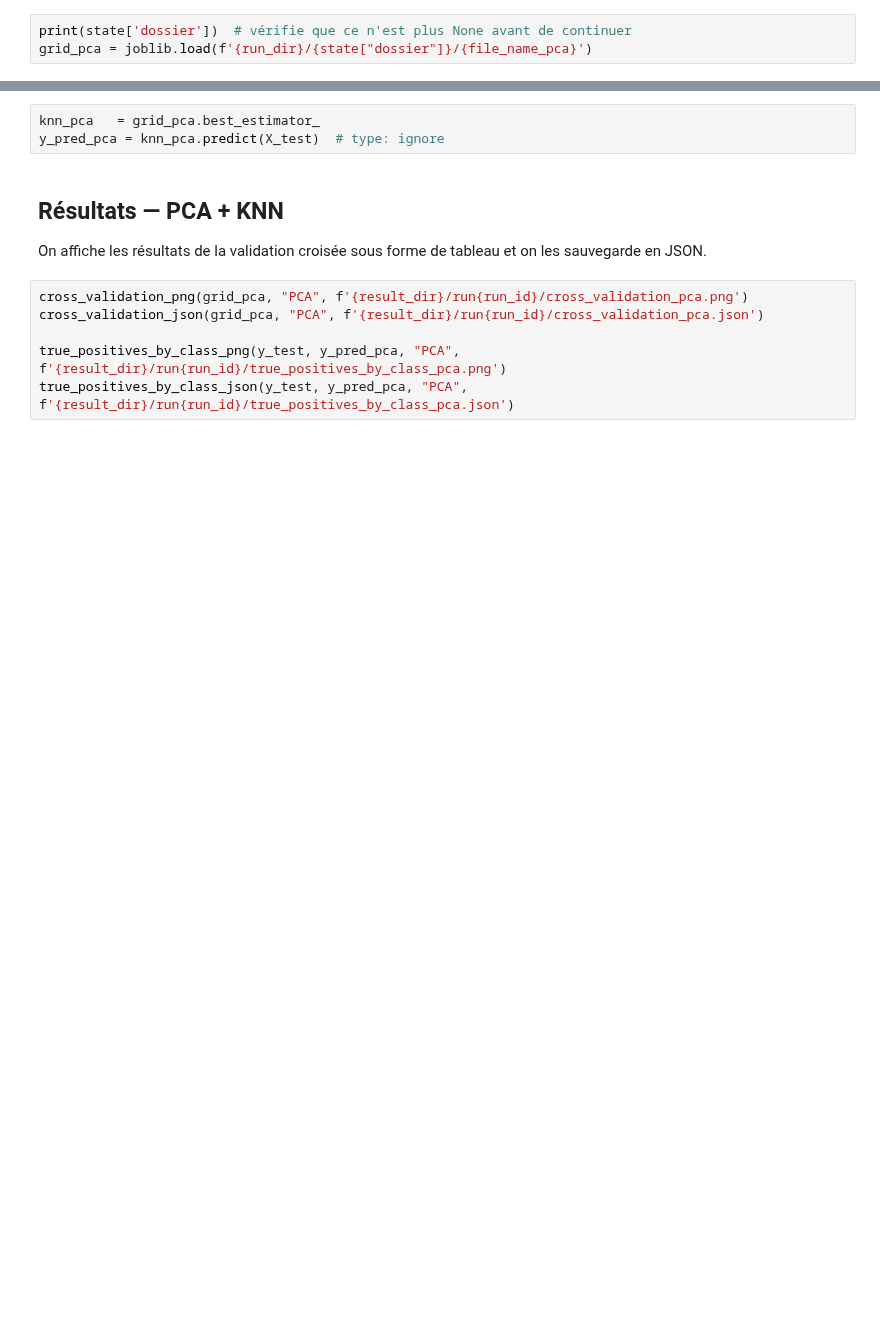
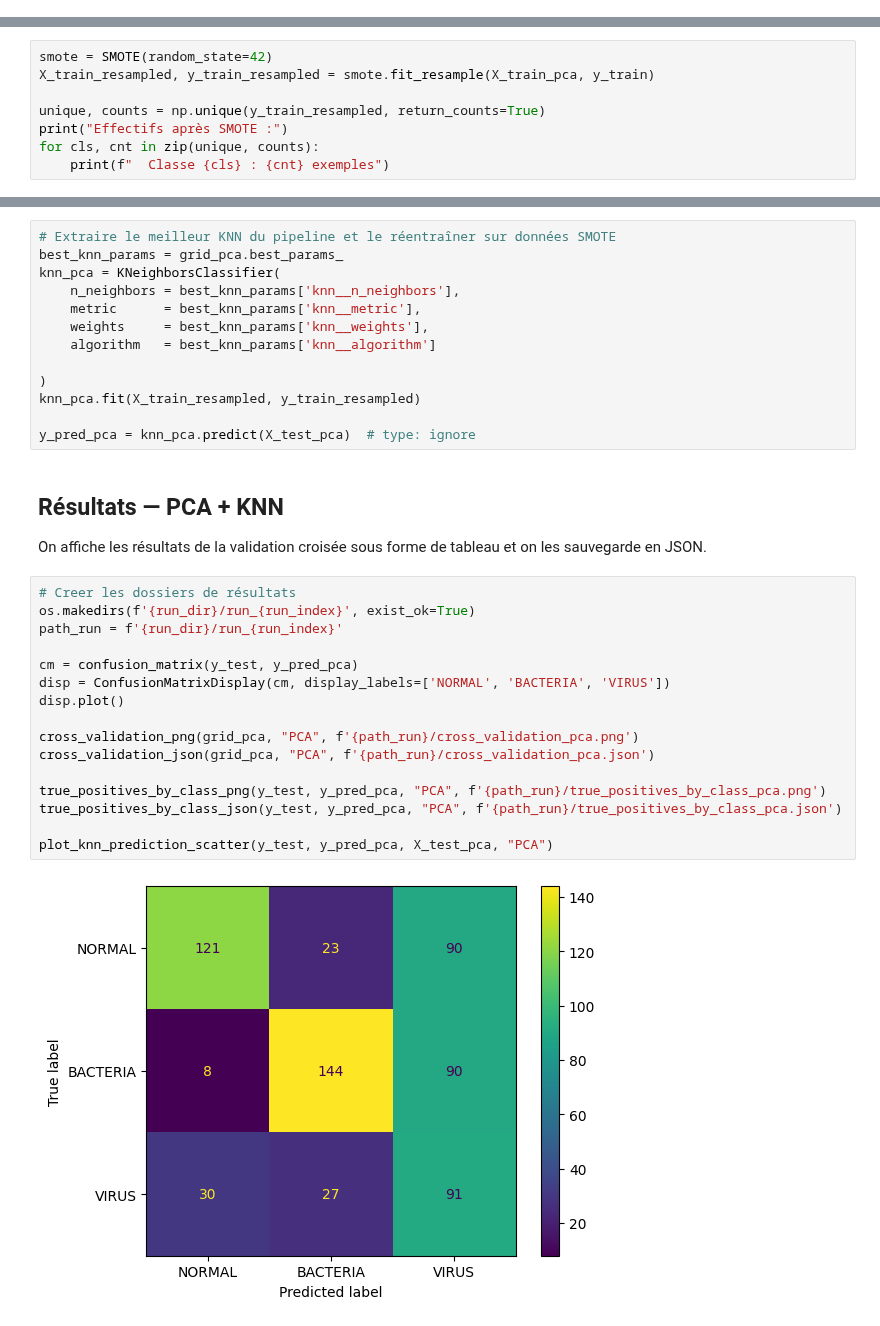
Before and after one commit to EPITECHPAR-MSC2027/Zoidberg2.0, a Jupyter notebook: pneumonia_knn/knn.ipynb, the cells around one changed output, grey strips where cells are left out. Cells and saved outputs as stored; diff of their text form; blank space fills up the shorter version.

Commit message:
add smote and metrics

```diff
--- a/pneumonia_knn/knn.ipynb
+++ b/pneumonia_knn/knn.ipynb
@@ -420,4 +487 @@ HBox(children=(Dropdown(description='Fichier :', layout=Layout(width='500px'), o
 [interactive output not drawn]
-# %%
-print(state['dossier'])  # vérifie que ce n'est plus None avant de continuer
-grid_pca = joblib.load(f'{run_dir}/{state["dossier"]}/{file_name_pca}')
@@ -433,0 +502,8 @@ X_test_pca  = grid_pca.best_estimator_.named_steps['pca'].transform(X_test)   #
+# %%
+smote = SMOTE(random_state=42)
+X_train_resampled, y_train_resampled = smote.fit_resample(X_train_pca, y_train)
+
+unique, counts = np.unique(y_train_resampled, return_counts=True)
+print("Effectifs après SMOTE :")
+for cls, cnt in zip(unique, counts):
+    print(f"  Classe {cls} : {cnt} exemples")
@@ -438,13 +521,35 @@ On génère les prédictions sur les données de test avec le meilleur pipeline
 # %%
-knn_pca   = grid_pca.best_estimator_
-y_pred_pca = knn_pca.predict(X_test)  # type: ignore
+# Extraire le meilleur KNN du pipeline et le réentraîner sur données SMOTE
+best_knn_params = grid_pca.best_params_
+knn_pca = KNeighborsClassifier(
+    n_neighbors = best_knn_params['knn__n_neighbors'],
+    metric      = best_knn_params['knn__metric'],
+    weights     = best_knn_params['knn__weights'],
+    algorithm   = best_knn_params['knn__algorithm']
+
+)
+knn_pca.fit(X_train_resampled, y_train_resampled)
+
+y_pred_pca = knn_pca.predict(X_test_pca)  # type: ignore
 # %% [markdown]
 ## Résultats — PCA + KNN
 
 On affiche les résultats de la validation croisée sous forme de tableau et on les sauvegarde en JSON.
 # %%
-cross_validation_png(grid_pca, "PCA", f'{result_dir}/run{run_id}/cross_validation_pca.png')
-cross_validation_json(grid_pca, "PCA", f'{result_dir}/run{run_id}/cross_validation_pca.json')
+# Creer les dossiers de résultats
+os.makedirs(f'{run_dir}/run_{run_index}', exist_ok=True)
+path_run = f'{run_dir}/run_{run_index}'
 
-true_positives_by_class_png(y_test, y_pred_pca, "PCA", f'{result_dir}/run{run_id}/true_positives_by_class_pca.png')
-true_positives_by_class_json(y_test, y_pred_pca, "PCA", f'{result_dir}/run{run_id}/true_positives_by_class_pca.json')
+cm = confusion_matrix(y_test, y_pred_pca)
+disp = ConfusionMatrixDisplay(cm, display_labels=['NORMAL', 'BACTERIA', 'VIRUS'])
+disp.plot()
+
+cross_validation_png(grid_pca, "PCA", f'{path_run}/cross_validation_pca.png')
+cross_validation_json(grid_pca, "PCA", f'{path_run}/cross_validation_pca.json')
+
+true_positives_by_class_png(y_test, y_pred_pca, "PCA", f'{path_run}/true_positives_by_class_pca.png')
+true_positives_by_class_json(y_test, y_pred_pca, "PCA", f'{path_run}/true_positives_by_class_pca.json')
+
+plot_knn_prediction_scatter(y_test, y_pred_pca, X_test_pca, "PCA")
+# %% [output]
+[figure, added]
```
Also changed, not shown: parts of 29 cells of this notebook, 20 other files.
